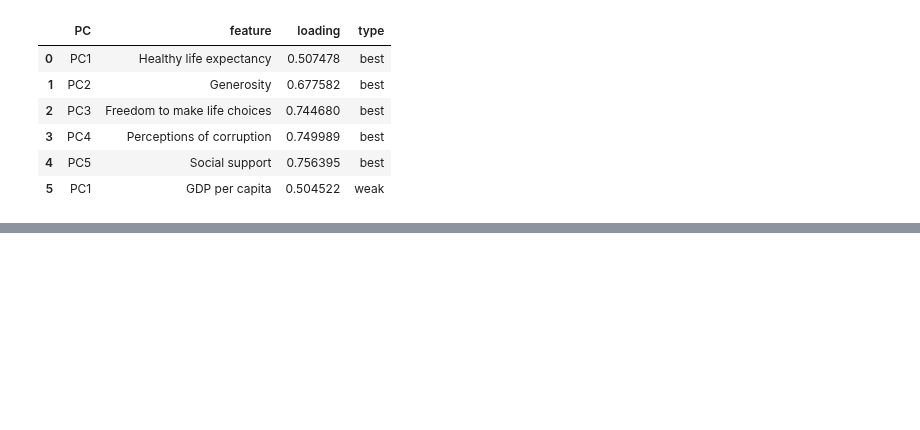
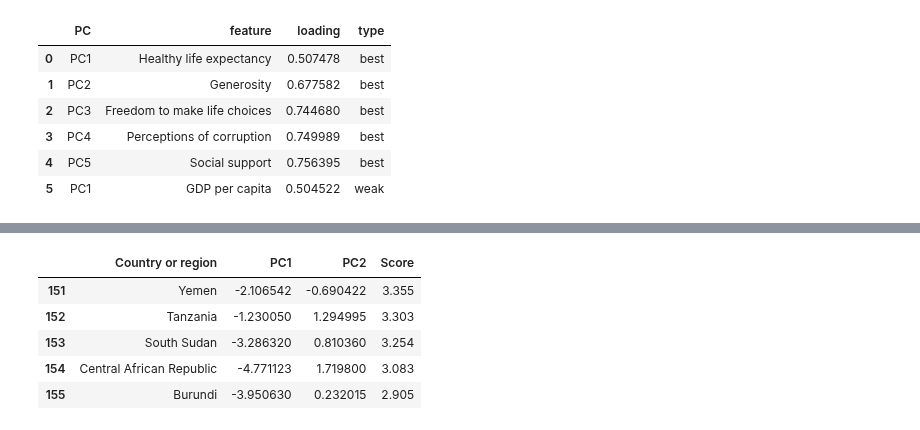
Before and after one commit to StefanFSmid/ASDA_2025_Group_3_Porfolio, a Jupyter notebook: notebooks/week_10_group_3_notebook.ipynb, the cells around one changed output, grey strips where cells are left out. Saved outputs shown, nothing was run; the diff lists cells and outputs as text; code cells hidden in the pictures; blank space fills up the shorter version.

```diff
--- a/notebooks/week_10_group_3_notebook.ipynb
+++ b/notebooks/week_10_group_3_notebook.ipynb
@@ -152,0 +191,10 @@ model.plot();
+# %%
+# Check
+df[['Country or region','PC1','PC2','Score']].tail()
+# %% [output]
+|  | Country or region | PC1 | PC2 | Score |
+| 151 | Yemen | -2.106542 | -0.690422 | 3.355 |
+| 152 | Tanzania | -1.230050 | 1.294995 | 3.303 |
+| 153 | South Sudan | -3.286320 | 0.810360 | 3.254 |
+| 154 | Central African Republic | -4.771123 | 1.719800 | 3.083 |
+| 155 | Burundi | -3.950630 | 0.232015 | 2.905 |
```
Also changed, not shown: parts of 9 cells of this notebook, 5 other files.
